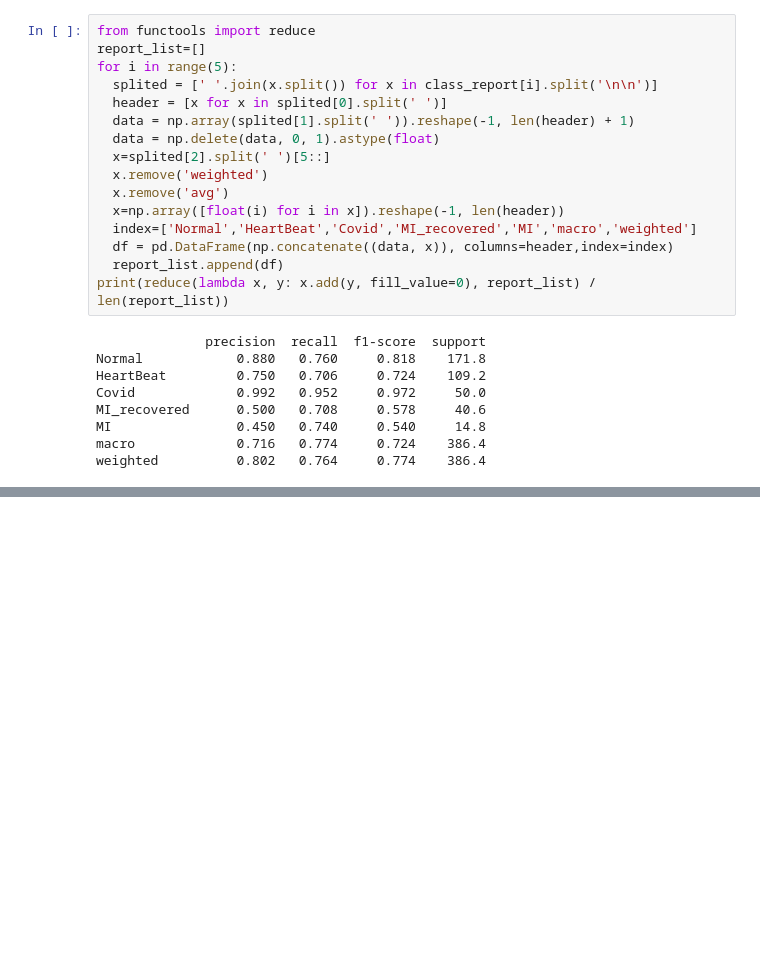
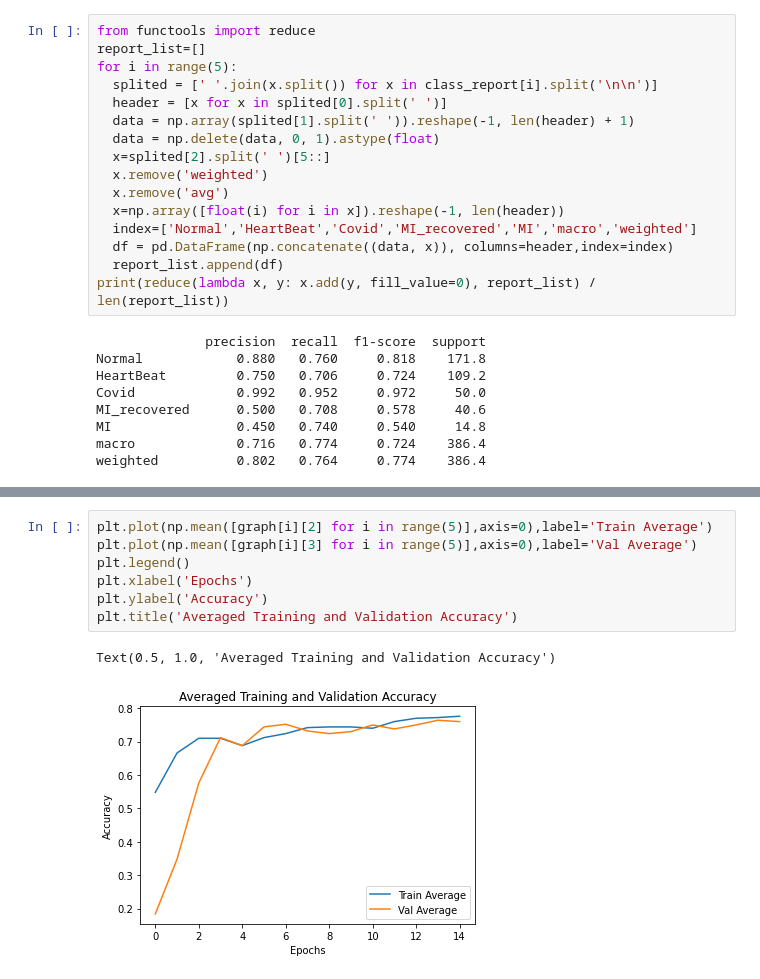
Before and after one commit to talhaanwarch/COVID_Cardiac_diseases_diagnosis, a Jupyter notebook: adamW_augmented.ipynb, the cells around one changed output, grey strips where cells are left out. Cells and saved outputs as stored; diff of their text form; blank space fills up the shorter version.

```diff
--- a/adamW_augmented.ipynb
+++ b/adamW_augmented.ipynb
@@ -358,0 +384,10 @@ The PostScript backend does not support transparency; partially transparent arti
+# %%
+plt.plot(np.mean([graph[i][2] for i in range(5)],axis=0),label='Train Average')
+plt.plot(np.mean([graph[i][3] for i in range(5)],axis=0),label='Val Average')
+plt.legend()
+plt.xlabel('Epochs')
+plt.ylabel('Accuracy')
+plt.title('Averaged Training and Validation Accuracy')
+# %% [output]
+Text(0.5, 1.0, 'Averaged Training and Validation Accuracy')
+[figure, added]
```
Also changed, not shown: parts of 5 cells of this notebook.
